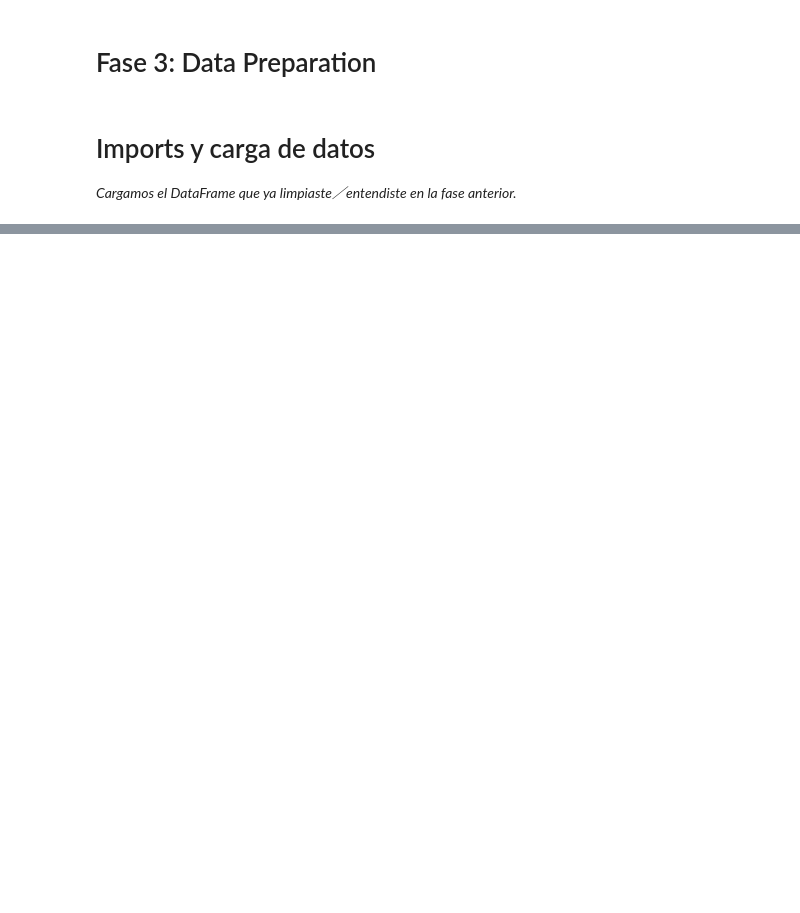
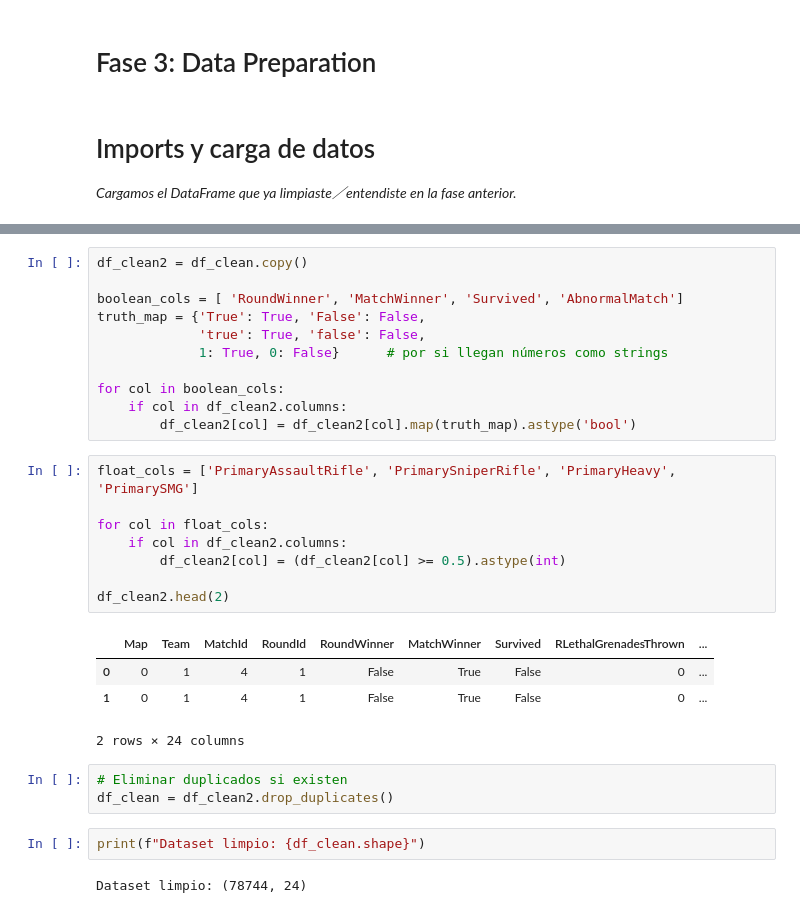
Before and after one commit to GabrielHinostroza2/ML_Proyecto_Semestral, a Jupyter notebook: notebooks/04-data_preparation.ipynb, the cells around one changed output, grey strips where cells are left out. Saved outputs shown, nothing was run; the diff lists cells and outputs as text; blank space fills up the shorter version.

```diff
--- a/notebooks/04-data_preparation.ipynb
+++ b/notebooks/04-data_preparation.ipynb
@@ -190,0 +150,31 @@ Guardado en 04_data_prepared.csv | shape: (79157, 30)
+# %%
+df_clean2 = df_clean.copy()
+
+boolean_cols = [ 'RoundWinner', 'MatchWinner', 'Survived', 'AbnormalMatch']
+truth_map = {'True': True, 'False': False,
+             'true': True, 'false': False,
+             1: True, 0: False}      # por si llegan números como strings
+
+for col in boolean_cols:
+    if col in df_clean2.columns:
+        df_clean2[col] = df_clean2[col].map(truth_map).astype('bool')
+# %%
+float_cols = ['PrimaryAssaultRifle', 'PrimarySniperRifle', 'PrimaryHeavy', 'PrimarySMG']
+
+for col in float_cols:
+    if col in df_clean2.columns:
+        df_clean2[col] = (df_clean2[col] >= 0.5).astype(int)
+
+df_clean2.head(2)
+# %% [output]
+|  | Map | Team | MatchId | RoundId | RoundWinner | MatchWinner | Survived | RLethalGrenadesThrown | ... |
+| 0 | 0 | 1 | 4 | 1 | False | True | False | 0 | ... |
+| 1 | 0 | 1 | 4 | 1 | False | True | False | 0 | ... |
+2 rows × 24 columns
+# %%
+# Eliminar duplicados si existen
+df_clean = df_clean2.drop_duplicates()
+# %%
+print(f"Dataset limpio: {df_clean.shape}")
+# %% [output]
+Dataset limpio: (78744, 24)
```
Also changed, not shown: parts of 50 cells of this notebook, 12 other files.
